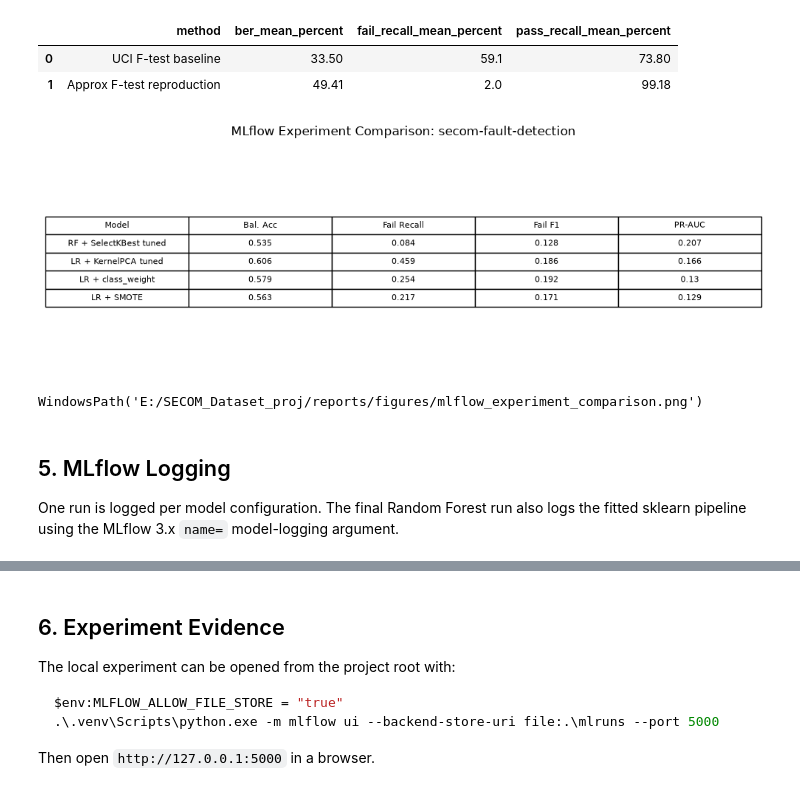
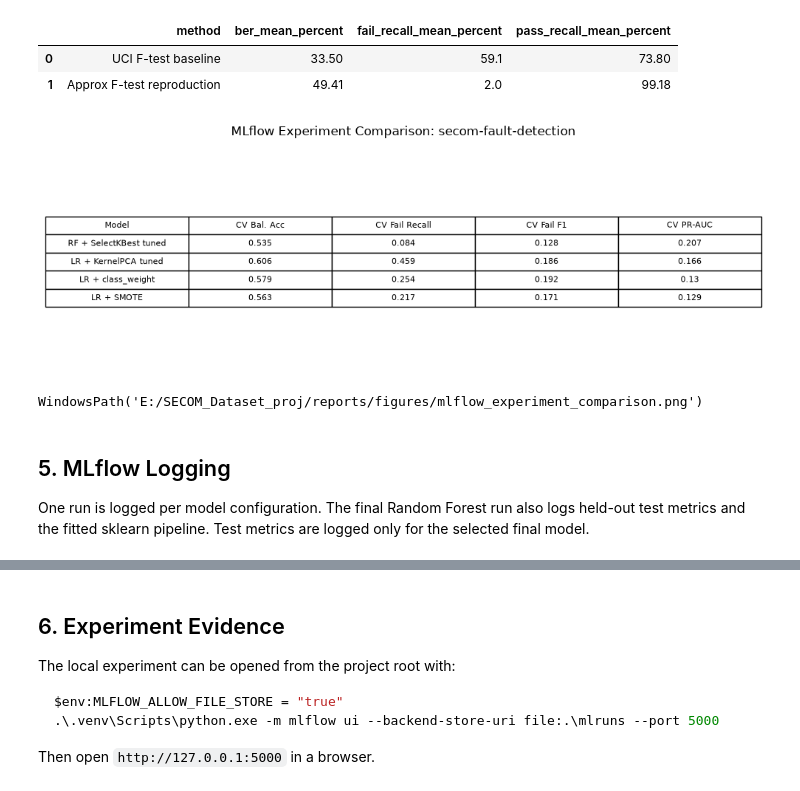
Before and after one commit to Spalding13/secom-fault-detection, a Jupyter notebook: notebooks/03_mlflow_experiment_tracking.ipynb, the cells around one changed output, grey strips where cells are left out. Saved outputs shown, nothing was run; the diff lists cells and outputs as text; code cells hidden in the pictures.

Commit message:
Align final model artifacts and project documentation

```diff
--- a/notebooks/03_mlflow_experiment_tracking.ipynb
+++ b/notebooks/03_mlflow_experiment_tracking.ipynb
@@ -85,10 +96,14 @@ X_train, X_test, y_train, y_test = train_test_split(
     y,
     test_size=0.2,
     stratify=y,
-    random_state=42,
+    random_state=FINAL_RANDOM_STATE,
 )
 
-tracking_cv = StratifiedKFold(n_splits=3, shuffle=True, random_state=42)
+tracking_cv = StratifiedKFold(
+    n_splits=FINAL_THRESHOLD_CV_FOLDS,
+    shuffle=True,
+    random_state=FINAL_RANDOM_STATE,
+)
 thresholds = np.arange(0.05, 0.96, 0.05)
 
 print(f"Training shape: {X_train.shape}")
@@ -293,16 +299,16 @@ confusion_matrix_path = figure_dir / "final_model_confusion_matrix_mlflow.png"
 experiment_comparison_image_path = figure_dir / "mlflow_experiment_comparison.png"
 
 model_comparison = tracking_cv_summary[[
-    "balanced_accuracy_mean",
-    "balanced_accuracy_std",
-    "fail_recall_mean",
-    "fail_recall_std",
-    "fail_f1_mean",
-    "fail_f1_std",
-    "roc_auc_mean",
-    "pr_auc_mean",
-    "ber_mean",
-    "ber_std",
+    "cv_mean_balanced_accuracy",
+    "cv_std_balanced_accuracy",
+    "cv_mean_fail_recall",
+    "cv_std_fail_recall",
+    "cv_mean_fail_f1",
+    "cv_std_fail_f1",
+    "cv_mean_roc_auc",
+    "cv_mean_pr_auc",
+    "cv_mean_ber",
+    "cv_std_ber",
 ]].reset_index()
 model_comparison.to_csv(model_comparison_path, index=False)
 
@@ -388,37 +399,37 @@ uci_reproduction_comparison
 # %%
 comparison_for_image = model_comparison[[
     "model",
-    "balanced_accuracy_mean",
-    "fail_recall_mean",
-    "fail_f1_mean",
-    "pr_auc_mean",
+    "cv_mean_balanced_accuracy",
+    "cv_mean_fail_recall",
+    "cv_mean_fail_f1",
+    "cv_mean_pr_auc",
 ]].copy()
-comparison_for_image = comparison_for_image.sort_values("pr_auc_mean", ascending=False)
+comparison_for_image = comparison_for_image.sort_values("cv_mean_pr_auc", ascending=False)
 
 fig, ax = plt.subplots(figsize=(10, 3.6))
 ax.axis("off")
 table = ax.table(
     cellText=comparison_for_image.round(3).values,
-    colLabels=["Model", "Bal. Acc", "Fail Recall", "Fail F1", "PR-AUC"],
+    colLabels=["Model", "CV Bal. Acc", "CV Fail Recall", "CV Fail F1", "CV PR-AUC"],
     loc="center",
     cellLoc="center",
 )
 table.auto_set_font_size(False)
 table.set_fontsize(8)
 table.scale(1, 1.4)
 ax.set_title("MLflow Experiment Comparison: secom-fault-detection", pad=18)
 plt.tight_layout()
 plt.savefig(experiment_comparison_image_path, dpi=150)
 plt.show()
 
 experiment_comparison_image_path
 # %% [output]
-[figure, old version]
+[figure, new version]
 WindowsPath('E:/SECOM_Dataset_proj/reports/figures/mlflow_experiment_comparison.png')
 # %% [markdown]
 ## 5. MLflow Logging
 
-One run is logged per model configuration. The final Random Forest run also logs the fitted sklearn pipeline using the MLflow 3.x `name=` model-logging argument.
+One run is logged per model configuration. The final Random Forest run also logs held-out test metrics and the fitted sklearn pipeline. Test metrics are logged only for the selected final model.
 # %%
 shared_artifacts = [
     model_comparison_path,
```
Also changed, not shown: parts of 11 cells of this notebook, 8 other files.
